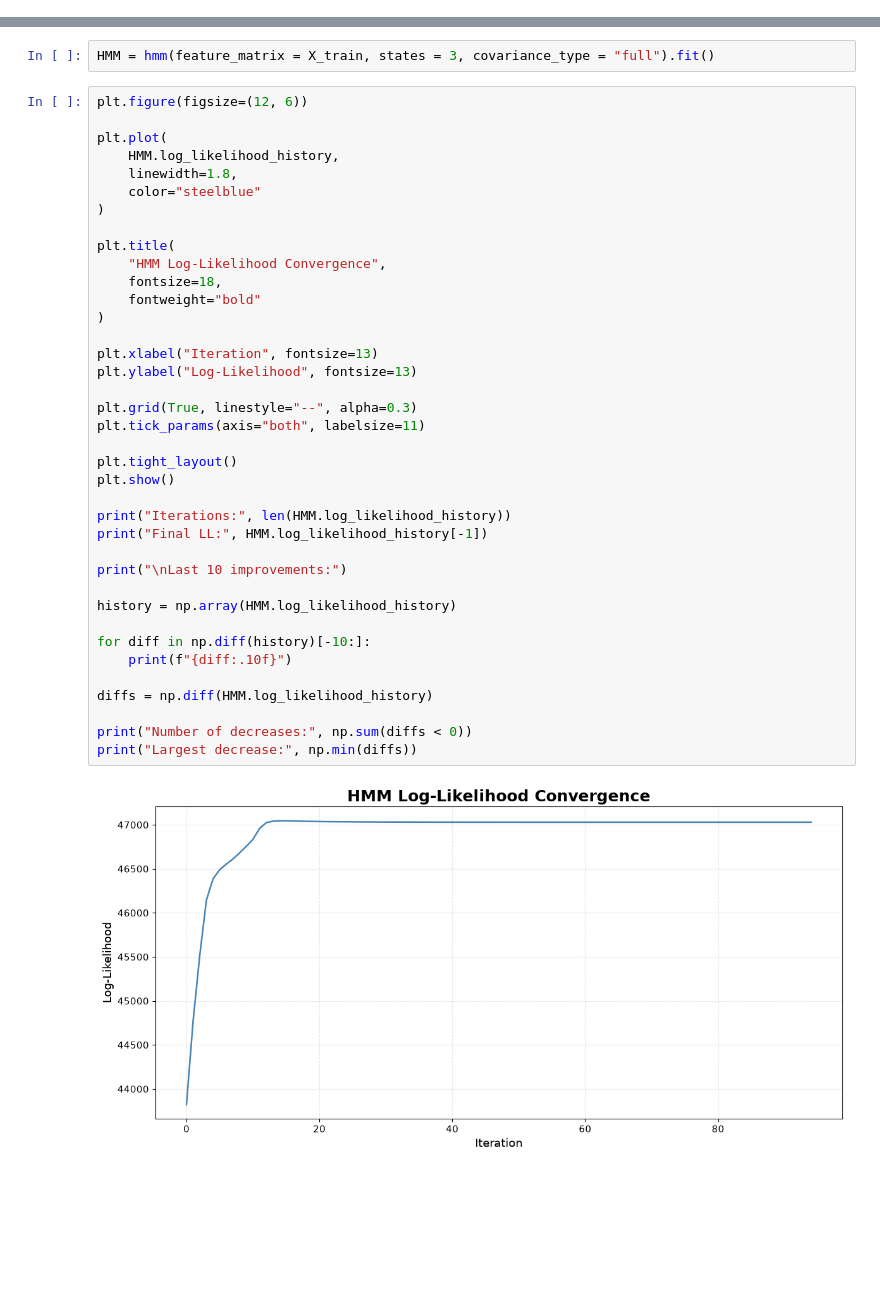
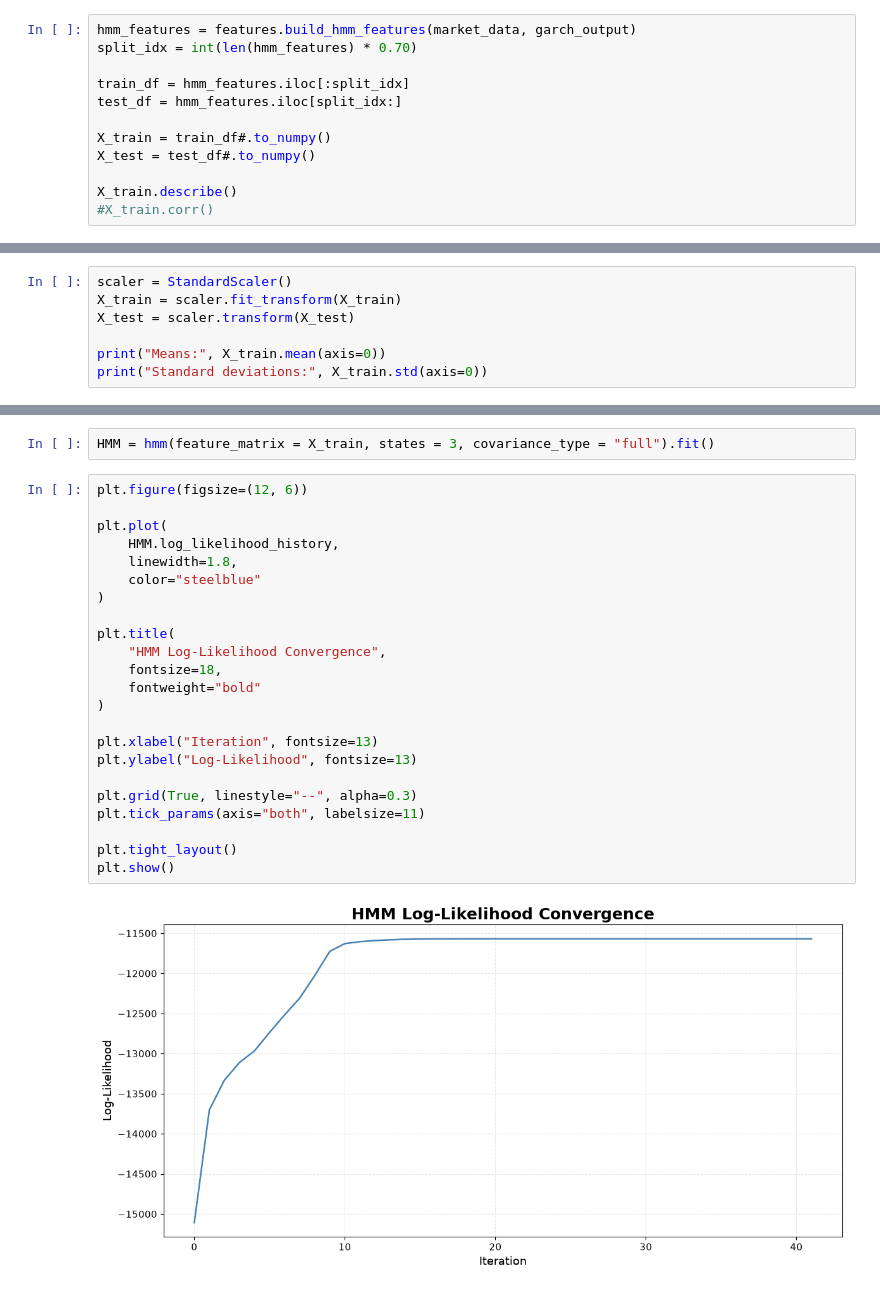
Before and after one commit to Nilsolsson010902/regime-switching-var, a Jupyter notebook: notebooks/03_HMM_Analysis.ipynb, the cells around one changed output, grey strips where cells are left out. Saved outputs shown, nothing was run; the diff lists cells and outputs as text; blank space fills up the shorter version.

Commit message:
Data and training set section added in notebook 3 + standardized features

```diff
--- a/notebooks/03_HMM_Analysis.ipynb
+++ b/notebooks/03_HMM_Analysis.ipynb
@@ -43,0 +44,12 @@ X_test = test_df.to_numpy()
+# %%
+hmm_features = features.build_hmm_features(market_data, garch_output)
+split_idx = int(len(hmm_features) * 0.70)
+
+train_df = hmm_features.iloc[:split_idx]
+test_df = hmm_features.iloc[split_idx:]
+
+X_train = train_df#.to_numpy()
+X_test = test_df#.to_numpy()
+
+X_train.describe()
+#X_train.corr()
@@ -43,0 +87,7 @@ X_test = test_df.to_numpy()
+# %%
+scaler = StandardScaler()
+X_train = scaler.fit_transform(X_train)
+X_test = scaler.transform(X_test)
+
+print("Means:", X_train.mean(axis=0))
+print("Standard deviations:", X_train.std(axis=0))
@@ -46,40 +107,25 @@ HMM = hmm(feature_matrix = X_train, states = 3, covariance_type = "full").fit()
 # %%
 plt.figure(figsize=(12, 6))
 
 plt.plot(
     HMM.log_likelihood_history,
     linewidth=1.8,
     color="steelblue"
 )
 
 plt.title(
     "HMM Log-Likelihood Convergence",
     fontsize=18,
     fontweight="bold"
 )
 
 plt.xlabel("Iteration", fontsize=13)
 plt.ylabel("Log-Likelihood", fontsize=13)
 
 plt.grid(True, linestyle="--", alpha=0.3)
 plt.tick_params(axis="both", labelsize=11)
 
 plt.tight_layout()
 plt.show()
-
-print("Iterations:", len(HMM.log_likelihood_history))
-print("Final LL:", HMM.log_likelihood_history[-1])
-
-print("\nLast 10 improvements:")
-
-history = np.array(HMM.log_likelihood_history)
-
-for diff in np.diff(history)[-10:]:
-    print(f"{diff:.10f}")
-
-diffs = np.diff(HMM.log_likelihood_history)
-
-print("Number of decreases:", np.sum(diffs < 0))
-print("Largest decrease:", np.min(diffs))
 # %% [output]
-[figure, old version]
+[figure, new version]
```
Also changed, not shown: parts of 12 cells of this notebook, 3 other files.
